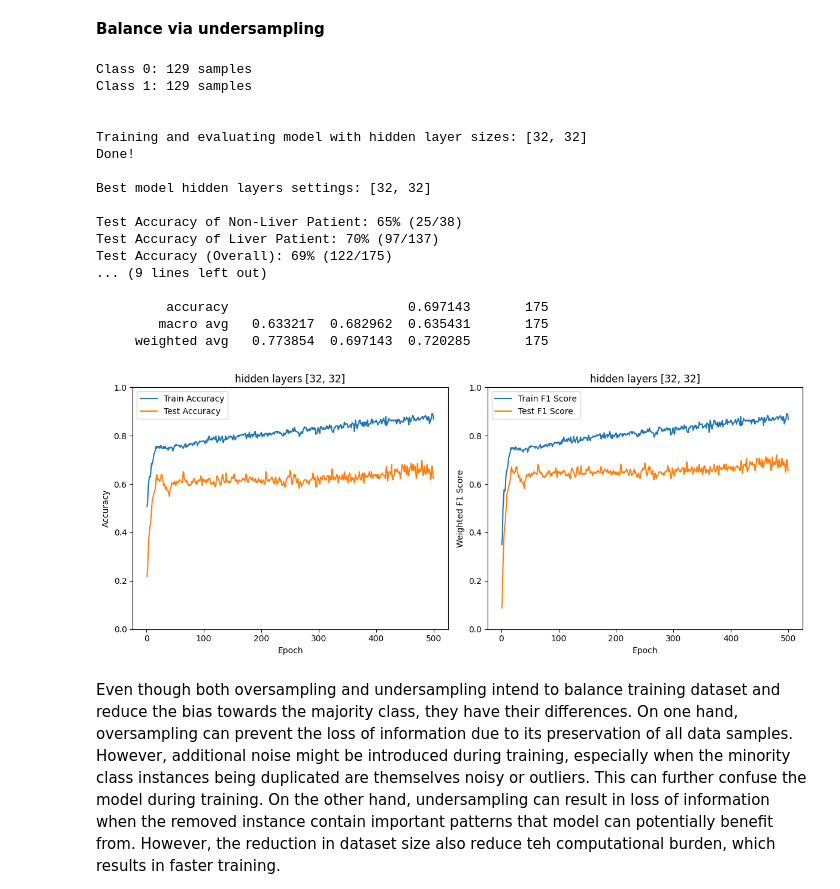
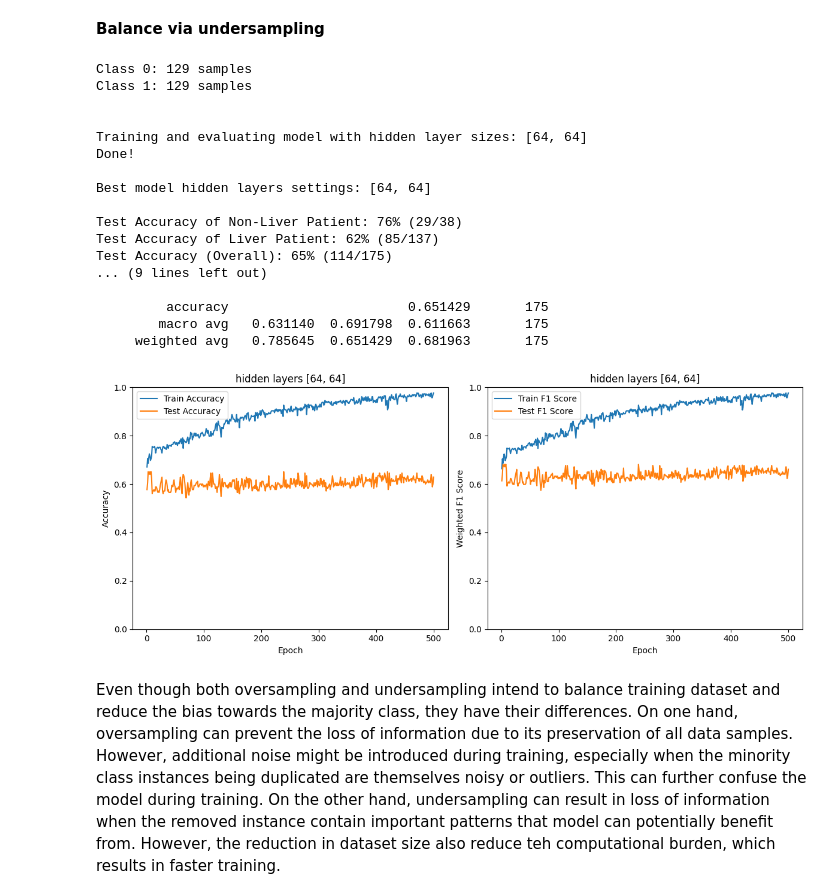
Before and after one commit to sunhuanhuan920/ECE1513, a Jupyter notebook: ECE1513_Assignment_2.ipynb, the cells around one changed output. Cells and saved outputs as stored; diff of their text form; code cells hidden in the pictures.

```diff
--- a/ECE1513_Assignment_2.ipynb
+++ b/ECE1513_Assignment_2.ipynb
@@ -967,40 +971,43 @@ Test Accuracy (Overall): 76% (134/175)
 # %%
 # Initialize undersampler
 rus = RandomUnderSampler(random_state=21)
 # Perform undersampling on the training data
-X_train_under, y_train_under = rus.fit_resample(X_train_standardized, y_train)
+X_train_under, y_train_under = rus.fit_resample(X_train, y_train)
+# Perform standardization
+scaler_under = StandardScaler()
+X_train_under_standardized = scaler_under.fit_transform(X_train_under)
 
 check_class_distribution(y_train_under)
 print('\n')
 
 results_5d_under = train_and_evaluate(
     input_size, hidden_layer_options, output_size,
-    X_train_under, y_train_under, X_test_standardized,
+    X_train_under_standardized, y_train_under, X_test_standardized,
     y_test, 'model_5d_under.pth'
 )
 
 evaluate_model_on_testset('model_5d_under.pth', X_test_standardized, y_test)
 
 plot_performances(results_5d_under)
 # %% [output]
 Class 0: 129 samples
 Class 1: 129 samples
 
 
-Training and evaluating model with hidden layer sizes: [32, 32]
+Training and evaluating model with hidden layer sizes: [64, 64]
 Done!
 
-Best model hidden layers settings: [32, 32]
+Best model hidden layers settings: [64, 64]
 
-Test Accuracy of Non-Liver Patient: 65% (25/38)
-Test Accuracy of Liver Patient: 70% (97/137)
-Test Accuracy (Overall): 69% (122/175)
+Test Accuracy of Non-Liver Patient: 76% (29/38)
+Test Accuracy of Liver Patient: 62% (85/137)
+Test Accuracy (Overall): 65% (114/175)
 ... (9 lines left out)
 
-         accuracy                       0.697143       175
-        macro avg   0.633217  0.682962  0.635431       175
-     weighted avg   0.773854  0.697143  0.720285       175
+         accuracy                       0.651429       175
+        macro avg   0.631140  0.691798  0.611663       175
+     weighted avg   0.785645  0.651429  0.681963       175
-[figure, old version]
+[figure, new version]
 # %% [markdown]
 Even though both oversampling and undersampling intend to balance training dataset and reduce the bias towards the majority class, they have their differences. On one hand, oversampling can prevent the loss of information due to its preservation of all data samples. However, additional noise might be introduced during training, especially when the minority class instances being duplicated are themselves noisy or outliers. This can further confuse the model during training. On the other hand, undersampling can result in loss of information when the removed instance contain important patterns that model can potentially benefit from. However, the reduction in dataset size also reduce teh computational burden, which results in faster training.
 
```
Also changed, not shown: parts of 13 cells of this notebook.
